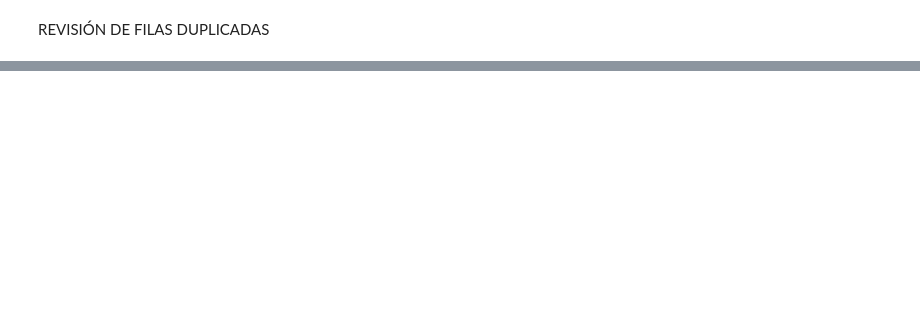
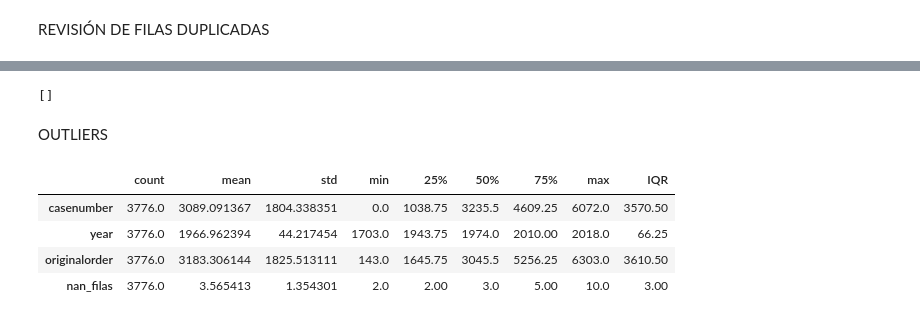
Before and after one commit to BeaZatarain/Project-Shark-Attacks, a Jupyter notebook: Project_Shark_Attacks.ipynb, the cells around one changed output, grey strips where cells are left out. Cells and saved outputs as stored; diff of their text form; code cells hidden in the pictures; blank space fills up the shorter version.

```diff
--- a/Project_Shark_Attacks.ipynb
+++ b/Project_Shark_Attacks.ipynb
@@ -1008,0 +1096,30 @@ sharks.shape #no tenemos ninguna fila duplicada
+# %%
+low_var=[]
+
+for c in sharks.select_dtypes(include=np.number):   # para cada columna numerica...
+
+    minimo=sharks[c].min()
+
+    per_90=np.percentile(sharks[c], 90)
+
+    if minimo >= per_90:
+        low_var.append(c)
+
+
+low_var
+# %% [output]
+[]
+# %% [markdown]
+OUTLIERS
+# %%
+stats = sharks.describe().T
+
+stats['IQR'] = stats['75%'] - stats['25%']
+
+stats
+# %% [output]
+|  | count | mean | std | min | 25% | 50% | 75% | max | IQR |
+| casenumber | 3776.0 | 3089.091367 | 1804.338351 | 0.0 | 1038.75 | 3235.5 | 4609.25 | 6072.0 | 3570.50 |
+| year | 3776.0 | 1966.962394 | 44.217454 | 1703.0 | 1943.75 | 1974.0 | 2010.00 | 2018.0 | 66.25 |
+| originalorder | 3776.0 | 3183.306144 | 1825.513111 | 143.0 | 1645.75 | 3045.5 | 5256.25 | 6303.0 | 3610.50 |
+| nan_filas | 3776.0 | 3.565413 | 1.354301 | 2.0 | 2.00 | 3.0 | 5.00 | 10.0 | 3.00 |
```
Also changed, not shown: parts of 37 cells of this notebook.
